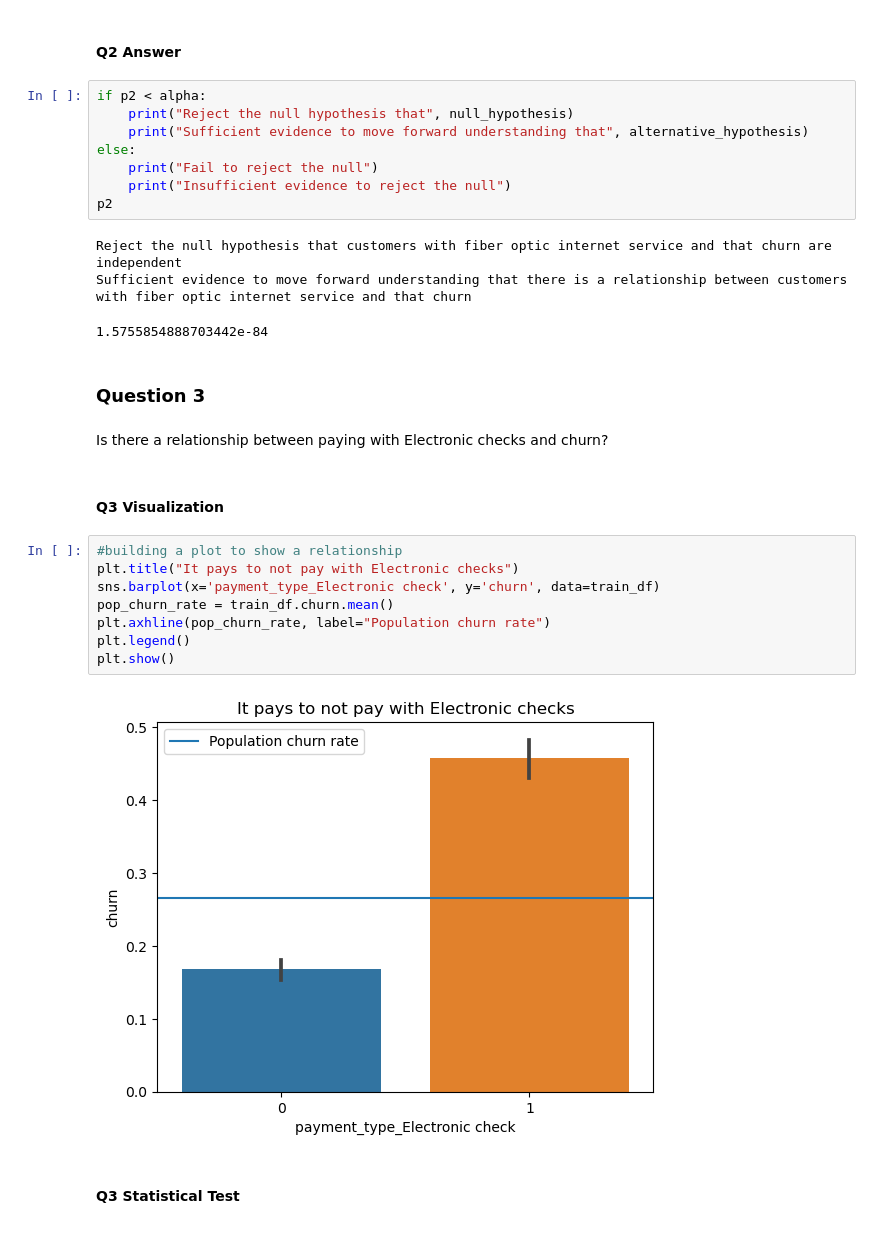
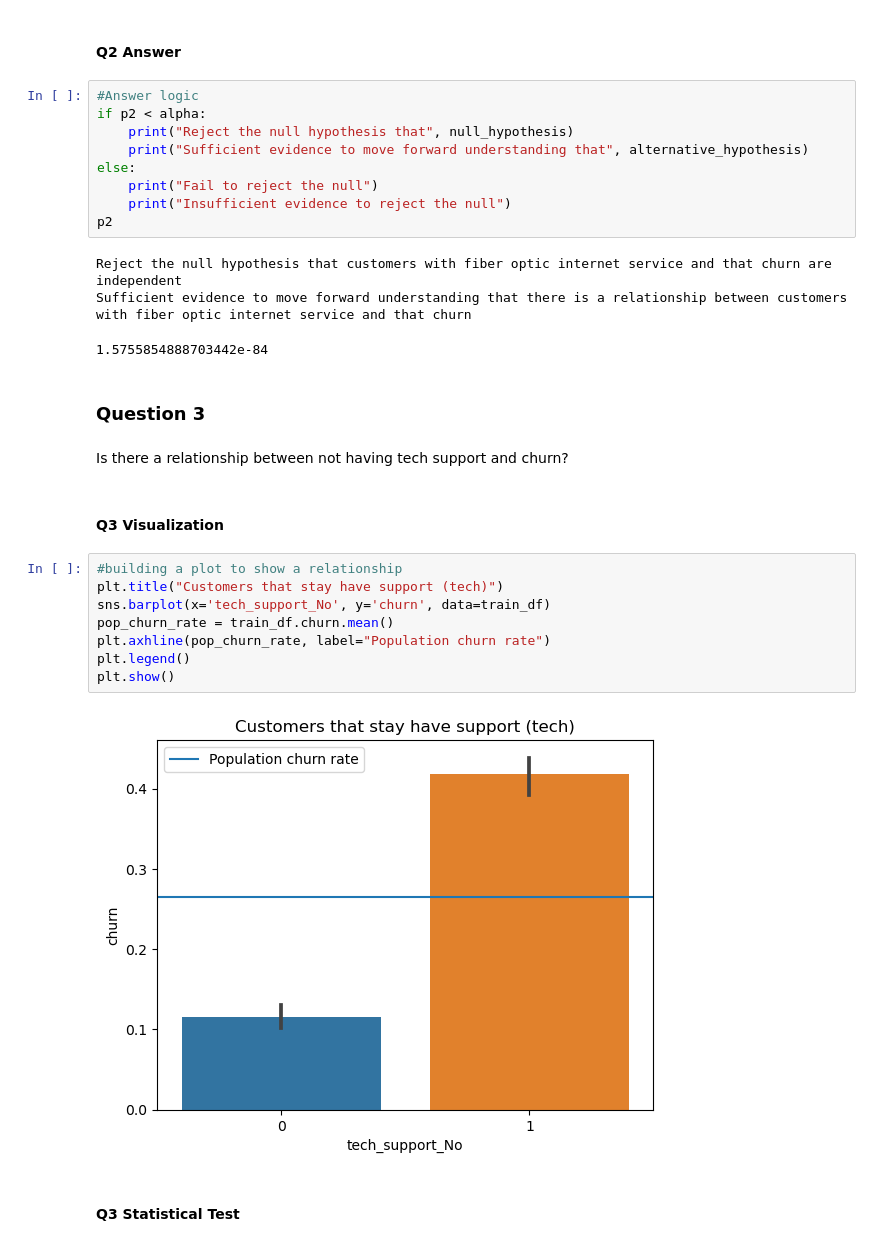
Before and after one commit to JoshuaHolt-Tech/classification_project, a Jupyter notebook: working_notebook.ipynb, the cells around one changed output. Cells and saved outputs as stored; diff of their text form.

```diff
--- a/working_notebook.ipynb
+++ b/working_notebook.ipynb
@@ -259,6 +291,7 @@ chi2, p2, degf, expected = stats.chi2_contingency(observed)
 # %% [markdown]
 #### Q2 Answer <a class="anchor" id="q_2_ans"></a>
 # %%
+#Answer logic
 if p2 < alpha:
     print("Reject the null hypothesis that", null_hypothesis)
     print("Sufficient evidence to move forward understanding that", alternative_hypothesis)
@@ -273,19 +306,19 @@ Sufficient evidence to move forward understanding that there is a relationship b
 # %% [markdown]
 ### Question 3 <a class="anchor" id="q_3"></a>
 # %% [markdown]
-Is there a relationship between paying with Electronic checks and churn?
+Is there a relationship between not having tech support and churn?
 # %% [markdown]
 #### Q3 Visualization <a class="anchor" id="q_3_viz"></a>
 # %%
 #building a plot to show a relationship
-plt.title("It pays to not pay with Electronic checks")
-sns.barplot(x='payment_type_Electronic check', y='churn', data=train_df)
+plt.title("Customers that stay have support (tech)")
+sns.barplot(x='tech_support_No', y='churn', data=train_df)
 pop_churn_rate = train_df.churn.mean()
 plt.axhline(pop_churn_rate, label="Population churn rate")
 plt.legend()
 plt.show()
 # %% [output]
-[figure, old version]
+[figure, new version]
 # %% [markdown]
 #### Q3 Statistical Test <a class="anchor" id="q_3_stats"></a>
 # %%
```
Also changed, not shown: parts of 33 cells of this notebook.
